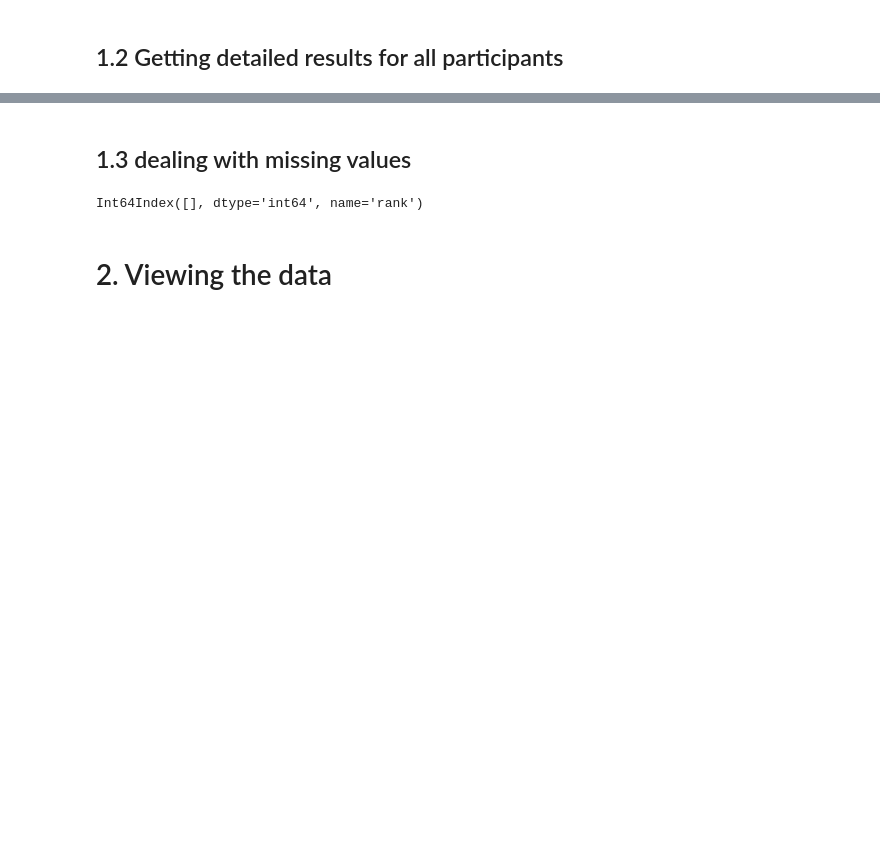
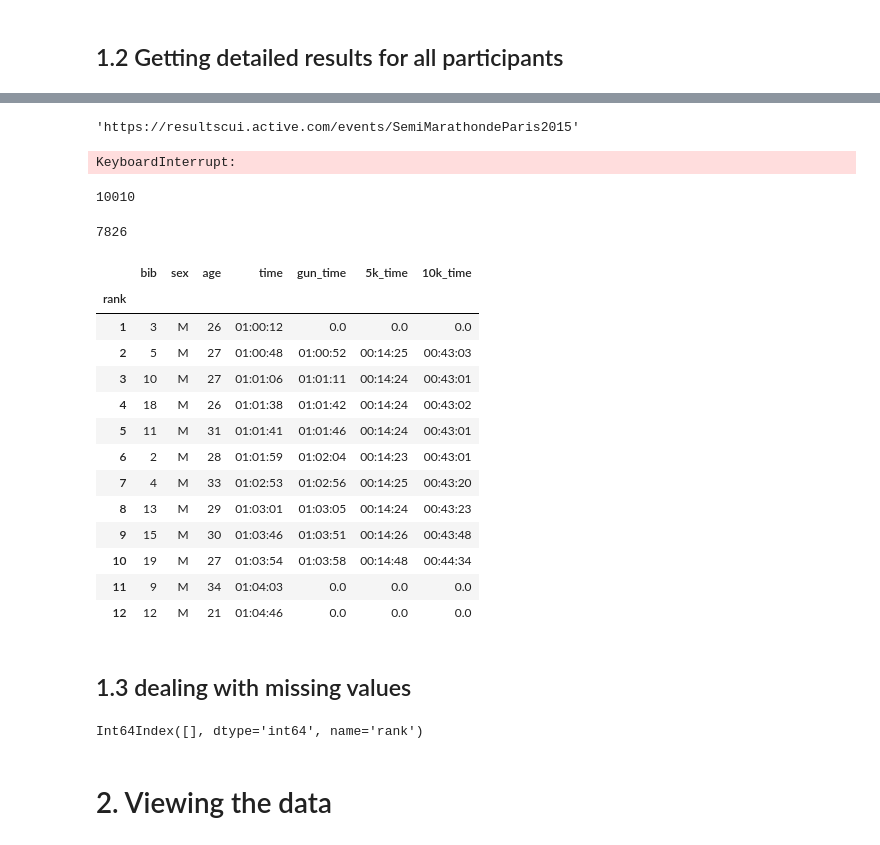
Before and after one commit to plussou/runinlyon, a Jupyter notebook: notebooks/running.ipynb, the cells around one changed output, grey strips where cells are left out. Cells and saved outputs as stored; diff of their text form; code cells hidden in the pictures; blank space fills up the shorter version.

```diff
--- a/notebooks/running.ipynb
+++ b/notebooks/running.ipynb
@@ -278,7 +264,7 @@ driver.close()
 # %% [markdown]
 ## 1.2 Getting detailed results  for all participants
 # %%
-df=pd.read_csv('../data/runinlyon_2019_base.csv',index_col='rank')
+df=pd.read_csv('../data/SemiMarathondeParis2015_base.csv',index_col='rank')
 # %%
 df['gun_time'] = pd.Series(np.zeros(len(df)))
 df['5k_time'] = pd.Series(np.zeros(len(df)))
@@ -286,18 +277,45 @@ df['10k_time'] = pd.Series(np.zeros(len(df)))
 # %%
-event_base = 'RunInLyon2019'
+#event_base = 'RunInLyon2019'
 url = f'https://resultscui.active.com/events/{event_base}'
 
-driver = webdriver.Firefox(options=options)
+driver = webdriver.Firefox(options=firefox_options)
 driver.get(url)
+# %%
+url
+# %% [output]
+'https://resultscui.active.com/events/SemiMarathondeParis2015'
 # %%
 ## --- filling base table with detailed results
-i_i=9001
-i_f=-1
-i=i_i
-for bib in df.bib[i_i:i_f]:
-    bib_str=str(bib).replace('.0','').strip()
+for i in df.index:
+    bib_str=str(df.loc[i,'bib']).replace('.0','').strip()
     driver, results = get_bib_results(driver,bib_str)
     if len(results)==3:
         df.loc[i,['gun_time','5k_time','10k_time']]=results
-    i+=1
+# %% [output]
+KeyboardInterrupt:
+# %%
+len(df)
+# %% [output]
+10010
+# %%
+i
+# %% [output]
+7826
+# %%
+df.head(12)
+# %% [output]
+|  | bib | sex | age | time | gun_time | 5k_time | 10k_time |
+| rank |  |  |  |  |  |  |  |
+| 1 | 3 | M | 26 | 01:00:12 | 0.0 | 0.0 | 0.0 |
+| 2 | 5 | M | 27 | 01:00:48 | 01:00:52 | 00:14:25 | 00:43:03 |
+| 3 | 10 | M | 27 | 01:01:06 | 01:01:11 | 00:14:24 | 00:43:01 |
+| 4 | 18 | M | 26 | 01:01:38 | 01:01:42 | 00:14:24 | 00:43:02 |
+| 5 | 11 | M | 31 | 01:01:41 | 01:01:46 | 00:14:24 | 00:43:01 |
+| 6 | 2 | M | 28 | 01:01:59 | 01:02:04 | 00:14:23 | 00:43:01 |
+| 7 | 4 | M | 33 | 01:02:53 | 01:02:56 | 00:14:25 | 00:43:20 |
+| 8 | 13 | M | 29 | 01:03:01 | 01:03:05 | 00:14:24 | 00:43:23 |
+| 9 | 15 | M | 30 | 01:03:46 | 01:03:51 | 00:14:26 | 00:43:48 |
+| 10 | 19 | M | 27 | 01:03:54 | 01:03:58 | 00:14:48 | 00:44:34 |
+| 11 | 9 | M | 34 | 01:04:03 | 0.0 | 0.0 | 0.0 |
+| 12 | 12 | M | 21 | 01:04:46 | 0.0 | 0.0 | 0.0 |
 # %%
```
Also changed, not shown: parts of 42 cells of this notebook, 2 other files.
